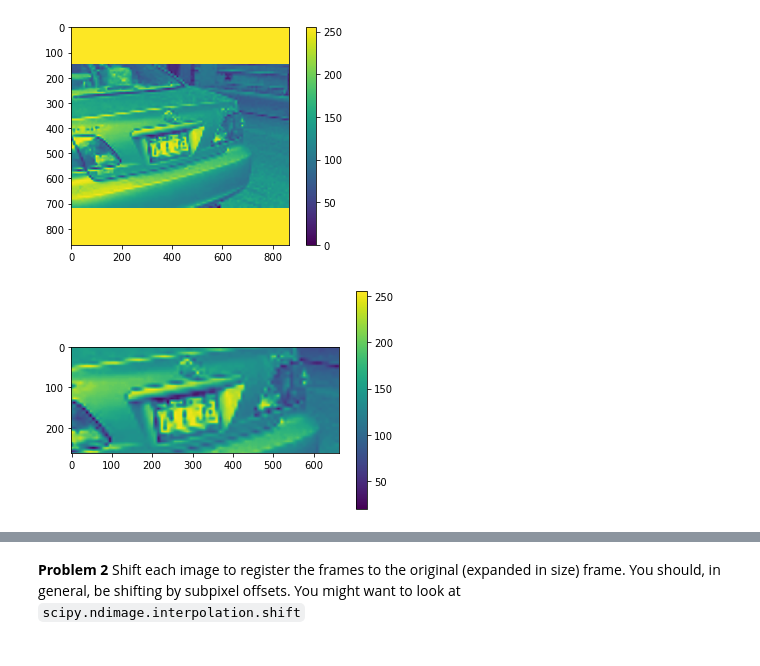
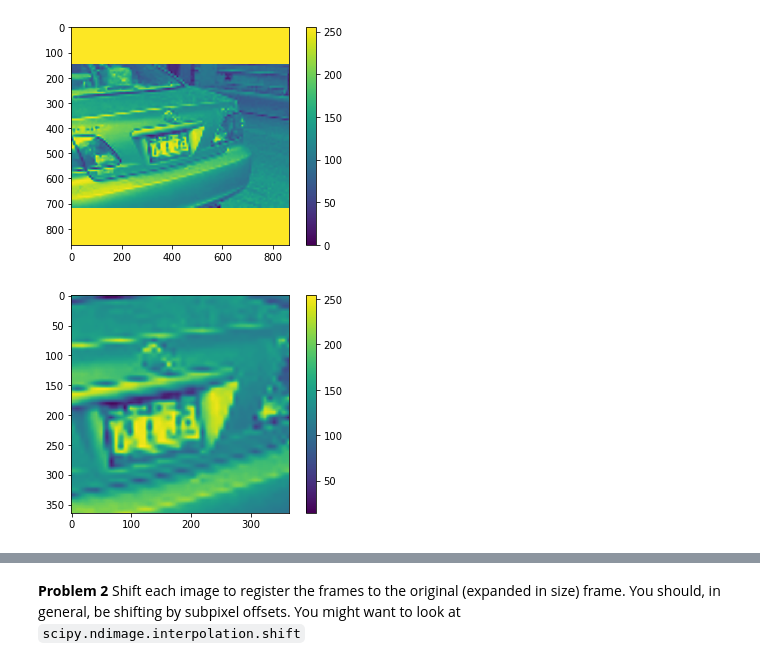
Before and after one commit to christianhbye/python_ay_250_hw, a Jupyter notebook: hw_1/hw_1_assignment.ipynb, the cells around one changed output, grey strips where cells are left out. Cells and saved outputs as stored; diff of their text form; code cells hidden in the pictures.

```diff
--- a/hw_1/hw_1_assignment.ipynb
+++ b/hw_1/hw_1_assignment.ipynb
@@ -91,12 +91,13 @@ plt.show()
 # %% [output]
 [figure]
 # %%
-crop_x,crop_y=100,300
+# crop the brightest parts which otherwise would skew the correletaion
+crop_x,crop_y=250,250
 cropped=im[crop_y:-crop_y, crop_x:-crop_x]
 plt.figure()
 plt.imshow(cropped, interpolation='none')
 plt.colorbar()
 plt.show()
 # %% [output]
-[figure, old version]
+[figure, new version]
 # %%
```
Also changed, not shown: parts of 12 cells of this notebook.
